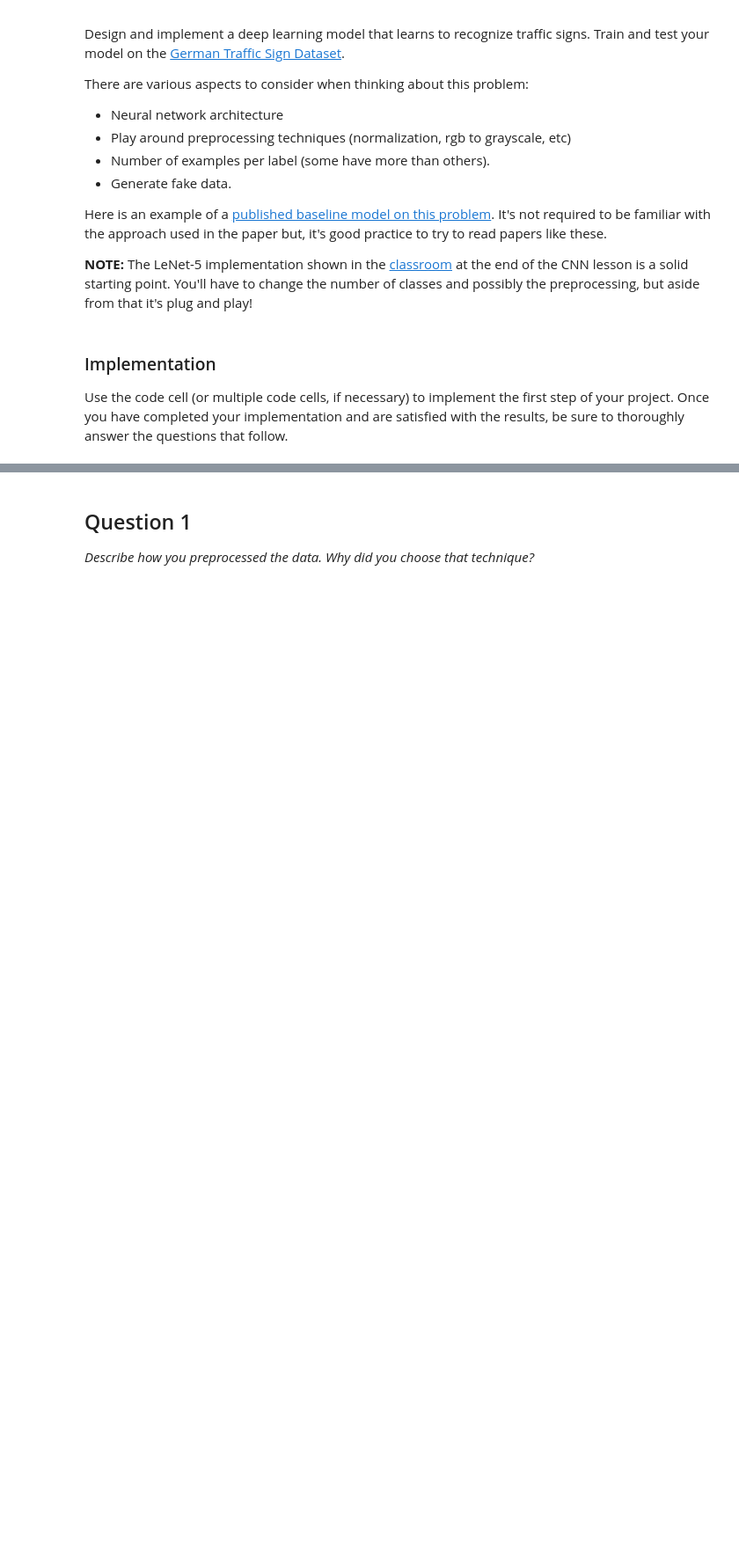
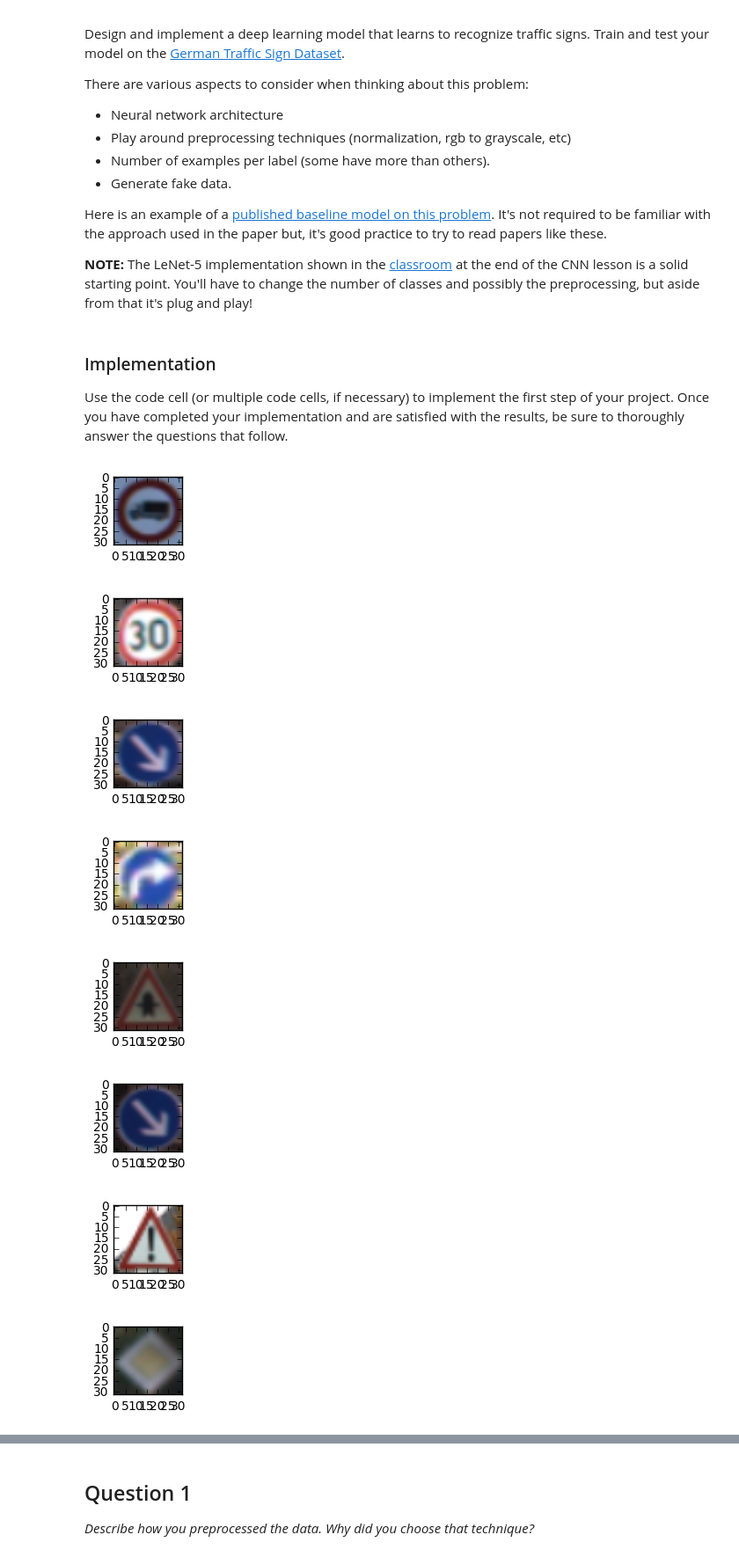
Before and after one commit to anixon604/CarND-Traffic-Sign-Classifier-Project, a Jupyter notebook: Traffic_Signs_Recognition.ipynb, the cells around one changed output, grey strips where cells are left out. Shown at 88% size. Saved outputs shown, nothing was run; the diff lists cells and outputs as text; code cells hidden in the pictures; blank space fills up the shorter version.

```diff
--- a/Traffic_Signs_Recognition.ipynb
+++ b/Traffic_Signs_Recognition.ipynb
@@ -189,5 +195,15 @@ X_val = crop(X_val)
 # %%
 # Test displays
-#for i in range(10):
-#    plt.figure(figsize=(1,1))
-#    plt.imshow(X_train[i])
+
+for i in range(10):
+    plt.figure(figsize=(1,1))
+    plt.imshow(X_test[i])
+# %% [output]
+[figure, added]
+[figure, added]
+[figure, added]
+[figure, added]
+[figure, added]
+[figure, added]
+[figure, added]
+[figure, added]
```
Also changed, not shown: parts of 12 cells of this notebook.
